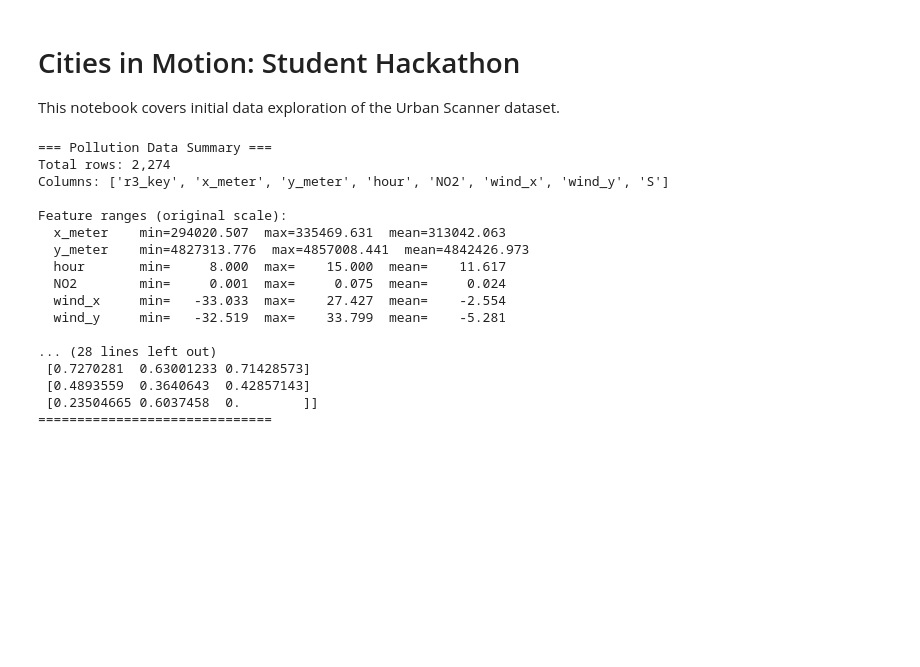
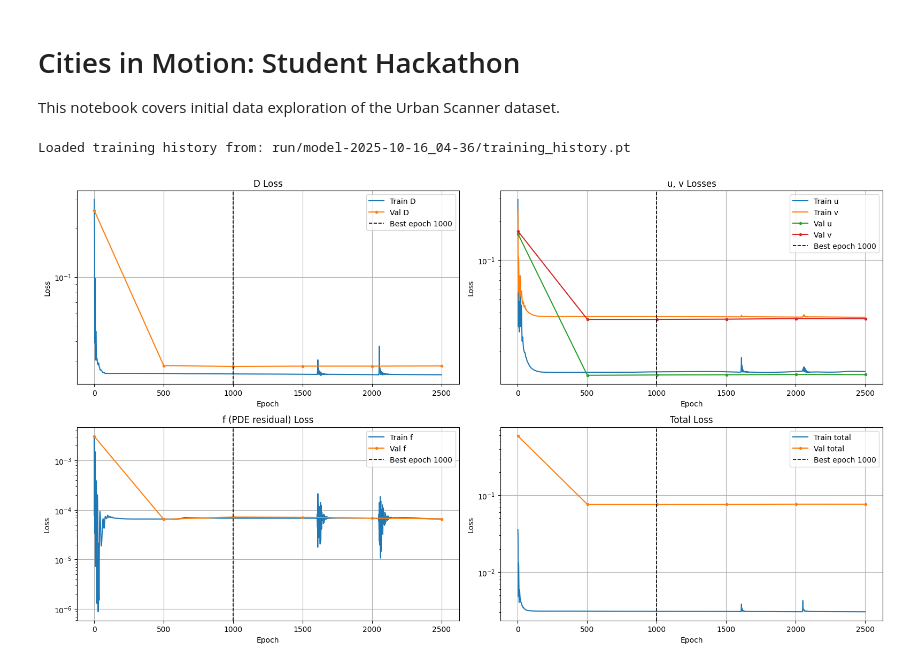
Before and after one commit to isalva2/CIM_UrbanScanner, a Jupyter notebook: notebooks/isaac_dataloader.ipynb, the cells around one changed output. Saved outputs shown, nothing was run; the diff lists cells and outputs as text; code cells hidden in the pictures; blank space fills up the shorter version.

Commit message:
model completed

```diff
--- a/notebooks/isaac_dataloader.ipynb
+++ b/notebooks/isaac_dataloader.ipynb
@@ -14,33 +14,15 @@ import numpy as np
 from data import *
 from preprocess import *
 
-fishnet_predictors, gis_samples = read_gis_predictors()
-fishnets = read_fishnet(verbose=True)
-fishnet_gdf = fishnets.get("FishCenterJoin.shp")
-wind_speeds = read_r3()
-wind_speeds_decomposed = windspeed_decomp_prerocess(wind_speeds)
-training_dataset_metric = prepare_training_dataset_metric(wind_speeds_decomposed, fishnet_gdf)
+from postprocess import load_training_history, plot_training_results, plot_concentration_wind_predictions
+from run import load_loader
+
+run_dir = "run/model-2025-10-16_04-36"
+
+history = load_training_history(run_dir)
+# %% [output]
+Loaded training history from: run/model-2025-10-16_04-36/training_history.pt
-# %%
-dataLoader = PollutionDataLoader(training_dataset_metric, fishnet_gdf, 1000)
-
-dataLoader.prepare_data().preprocess()
-
-dataLoader.summary(verbose=True)
-# %% [output]
-=== Pollution Data Summary ===
-Total rows: 2,274
-Columns: ['r3_key', 'x_meter', 'y_meter', 'hour', 'NO2', 'wind_x', 'wind_y', 'S']
-
-Feature ranges (original scale):
-  x_meter    min=294020.507  max=335469.631  mean=313042.063
-  y_meter    min=4827313.776  max=4857008.441  mean=4842426.973
-  hour       min=     8.000  max=    15.000  mean=    11.617
-  NO2        min=     0.001  max=     0.075  mean=     0.024
-  wind_x     min=   -33.033  max=    27.427  mean=    -2.554
-  wind_y     min=   -32.519  max=    33.799  mean=    -5.281
-
-... (28 lines left out)
- [0.7270281  0.63001233 0.71428573]
- [0.4893559  0.3640643  0.42857143]
- [0.23504665 0.6037458  0.        ]]
-==============================
+# %%
+plot_training_results(history, 2500, 500)
+# %% [output]
+[figure, added]
```
Also changed, not shown: parts of 1 cell of this notebook, 9 other files.
